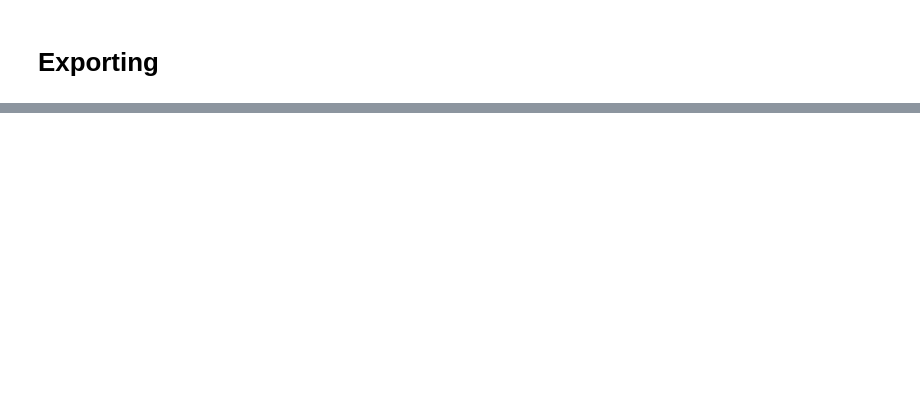
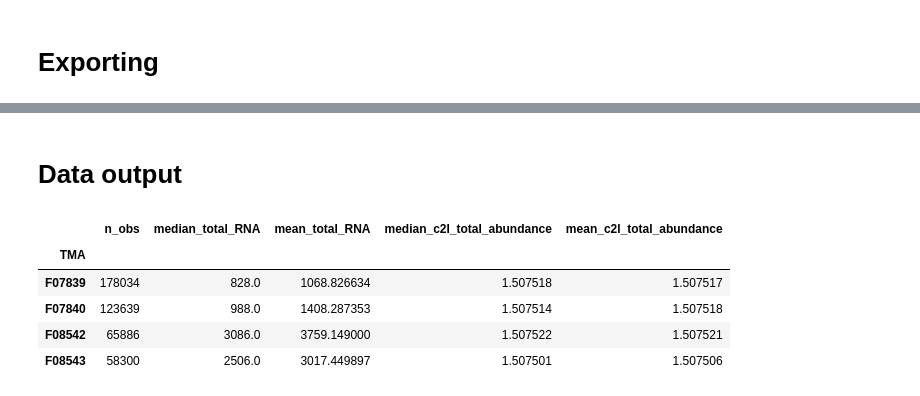
Before and after one commit to Li-Lab-COH/Spatial_CAR_T, a Jupyter notebook: CellTypeAnnotation/Spatial_Mapping.ipynb, the cells around one changed output, grey strips where cells are left out. Saved outputs shown, nothing was run; the diff lists cells and outputs as text; code cells hidden in the pictures; blank space fills up the shorter version.

```diff
--- a/CellTypeAnnotation/Spatial_Mapping.ipynb
+++ b/CellTypeAnnotation/Spatial_Mapping.ipynb
@@ -286,9 +292,6 @@ Setup via `Cell2location.setup_anndata` with arguments:
 └───────────────────────────┴────────────┴─────────────────────┘
 # %%
 # torch.cuda.empty_cache() #Something it calling torch.cuda* function and messing this up
-
-epoch_num = 200
-batch_num = 16384 #4096, 8192, 16384, 32768
 mod.train(
     max_epochs=epoch_num,
     batch_size=batch_num,
@@ -346,6 +349,6 @@ plt.legend(labels=['full data training']);
 # In this section, we export the estimated cell abundance (summary of the posterior distribution).
 adata_vis = mod.export_posterior(
     adata_vis,
-    sample_kwargs={'num_samples': 1000, 'batch_size': batch_num}
+    sample_kwargs={'num_samples': export_num, 'batch_size': batch_num}, # Originally 1000,
 )
 # %% [output]
@@ -376,0 +384,34 @@ fig = mod.plot_spatial_QC_across_batches()
+# %% [markdown]
+# Data output
+# %%
+# %% Custom QC summary by batch
+factor_names = list(adata_vis.uns["mod"]["factor_names"])
+
+adata_vis.obs["c2l_total_abundance"] = np.asarray(
+    adata_vis.obsm["means_cell_abundance_w_sf"].sum(axis=1)
+).ravel()
+
+rna_col = "total_RNA_counts" if "total_RNA_counts" in adata_vis.obs.columns else "total RNA counts"
+batch_col = "TMA"   # switch to "sample" if you want per-sample rather than technical batch
+
+qc_summary = (
+    adata_vis.obs
+    .groupby(batch_col, observed=True)
+    .agg(
+        n_obs=("cell_id", "size"),
+        median_total_RNA=(rna_col, "median"),
+        mean_total_RNA=(rna_col, "mean"),
+        median_c2l_total_abundance=("c2l_total_abundance", "median"),
+        mean_c2l_total_abundance=("c2l_total_abundance", "mean"),
+    )
+    .sort_index()
+)
+
+qc_summary
+# %% [output]
+|  | n_obs | median_total_RNA | mean_total_RNA | median_c2l_total_abundance | mean_c2l_total_abundance |
+| TMA |  |  |  |  |  |
+| F07839 | 178034 | 828.0 | 1068.826634 | 1.507518 | 1.507517 |
+| F07840 | 123639 | 988.0 | 1408.287353 | 1.507514 | 1.507518 |
+| F08542 | 65886 | 3086.0 | 3759.149000 | 1.507522 | 1.507521 |
+| F08543 | 58300 | 2506.0 | 3017.449897 | 1.507501 | 1.507506 |
```
Also changed, not shown: parts of 12 cells of this notebook.
